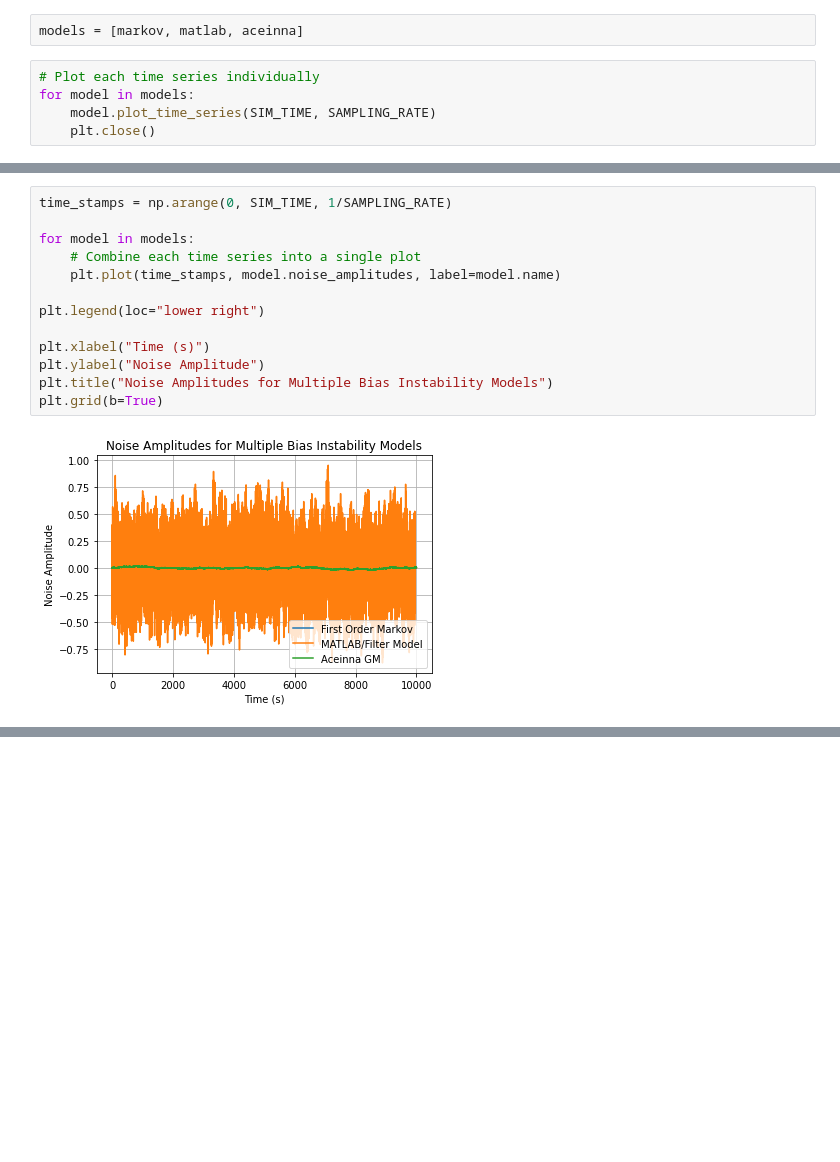
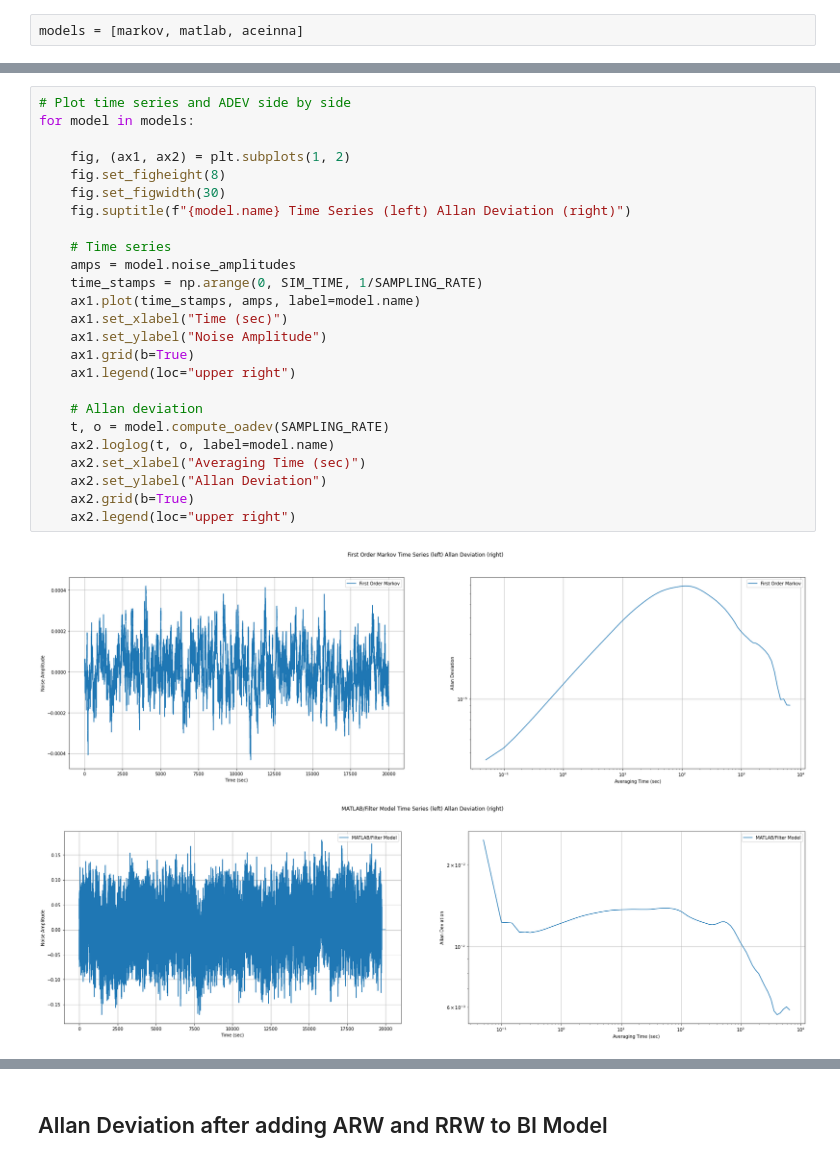
Before and after one commit to nurriol2/learn-imu, a Jupyter notebook: notebooks/05_report_differences_between_bias_instability_models.ipynb, the cells around one changed output, grey strips where cells are left out. Cells and saved outputs as stored; diff of their text form; blank space fills up the shorter version.

```diff
--- a/notebooks/05_report_differences_between_bias_instability_models.ipynb
+++ b/notebooks/05_report_differences_between_bias_instability_models.ipynb
@@ -194,8 +194,3 @@ matlab = BiasInstabilityModel("MATLAB/Filter Model", matlab_model, matlab_params
 aceinna = BiasInstabilityModel("Aceinna GM", aceinna_model, aceinna_params)
 # %%
 models = [markov, matlab, aceinna]
-# %%
-# Plot each time series individually
-for model in models:
-    model.plot_time_series(SIM_TIME, SAMPLING_RATE)
-    plt.close()
@@ -206,15 +197,28 @@ for model in models:
-# %%
-time_stamps = np.arange(0, SIM_TIME, 1/SAMPLING_RATE)
-
-for model in models:
-    # Combine each time series into a single plot
-    plt.plot(time_stamps, model.noise_amplitudes, label=model.name)
-
-plt.legend(loc="lower right")
-
-plt.xlabel("Time (s)")
-plt.ylabel("Noise Amplitude")
-plt.title("Noise Amplitudes for Multiple Bias Instability Models")
-plt.grid(b=True)
-# %% [output]
-[figure, removed]
+# %%
+# Plot time series and ADEV side by side
+for model in models:
+
+    fig, (ax1, ax2) = plt.subplots(1, 2)
+    fig.set_figheight(8)
+    fig.set_figwidth(30)
+    fig.suptitle(f"{model.name} Time Series (left) Allan Deviation (right)")
+
+    # Time series
+    amps = model.noise_amplitudes
+    time_stamps = np.arange(0, SIM_TIME, 1/SAMPLING_RATE)
+    ax1.plot(time_stamps, amps, label=model.name)
+    ax1.set_xlabel("Time (sec)")
+    ax1.set_ylabel("Noise Amplitude")
+    ax1.grid(b=True)
+    ax1.legend(loc="upper right")
+
+    # Allan deviation
+    t, o = model.compute_oadev(SAMPLING_RATE)
+    ax2.loglog(t, o, label=model.name)
+    ax2.set_xlabel("Averaging Time (sec)")
+    ax2.set_ylabel("Allan Deviation")
+    ax2.grid(b=True)
+    ax2.legend(loc="upper right")
+# %% [output]
+[figure, added]
+[figure, added]
@@ -220,0 +226,2 @@ plt.grid(b=True)
+# %% [markdown]
+## Allan Deviation after adding ARW and RRW to BI Model
```
Also changed, not shown: parts of 14 cells of this notebook.
